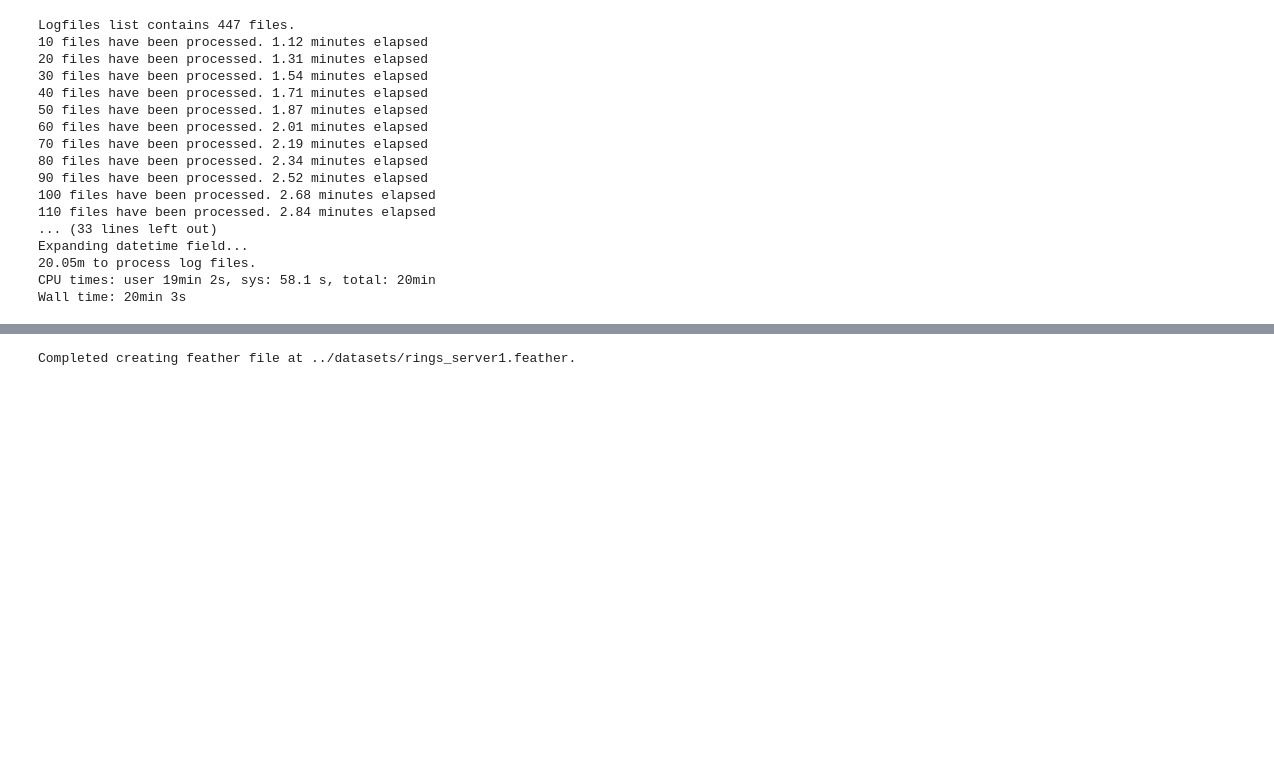
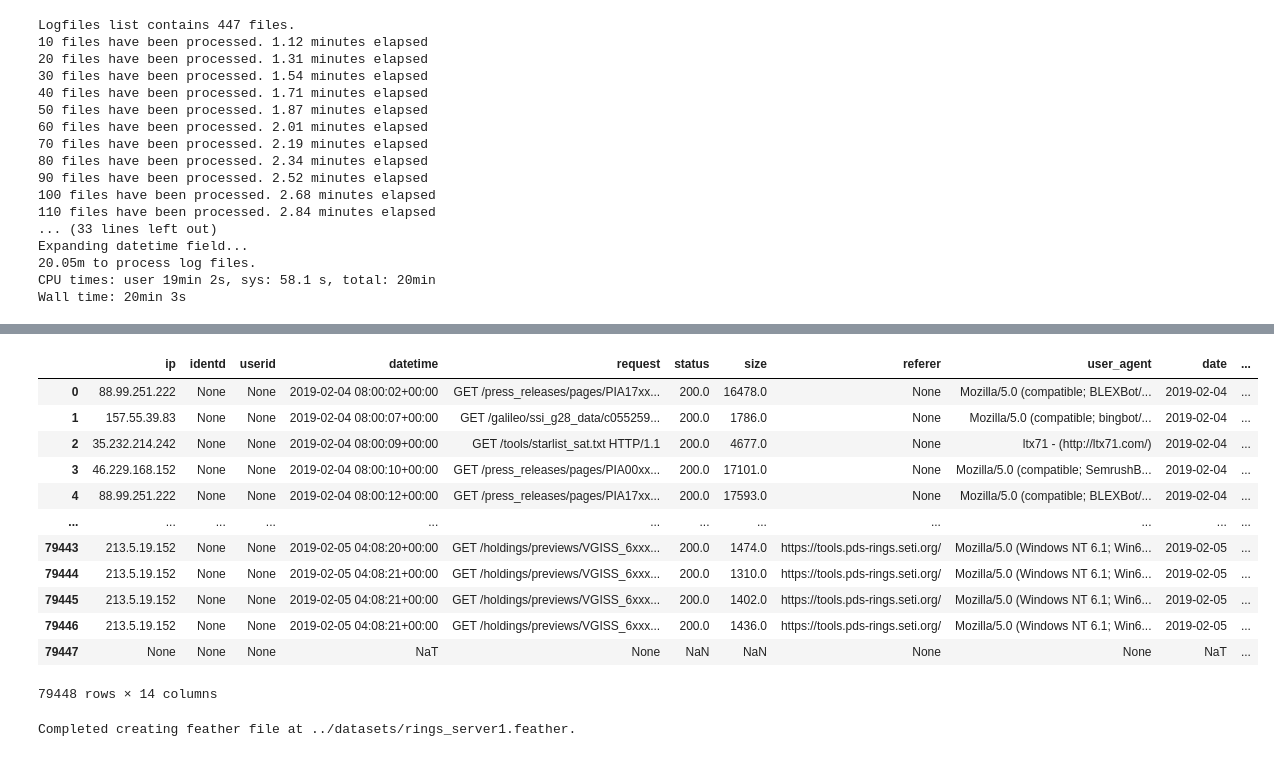
Before and after one commit to NASA-PDS/web-analytics, a Jupyter notebook: notebooks/prototype_data_proc_rings.ipynb, the cells around one changed output, grey strips where cells are left out. Cells and saved outputs as stored; diff of their text form; code cells hidden in the pictures; blank space fills up the shorter version.

```diff
--- a/notebooks/prototype_data_proc_rings.ipynb
+++ b/notebooks/prototype_data_proc_rings.ipynb
@@ -24,7 +21,8 @@ data_dir = Path('/Users/kaipak/datasets/pds/pds_logs/report_service/logs/final/r
 tools_logs = sorted(glob.glob(str(data_dir) + "/tools_*"))
 tools2_logs = sorted(glob.glob(str(data_dir) + "/tools2*"))
 server1_logs = sorted(glob.glob(str(data_dir) + "/server1*"))
-server2_logs = sorted(glob.glob(str(data_dir) + "/server2*"))
+#server2_logs = sorted(glob.glob(str(data_dir) + "/server2*"))
+server2_logs = [f'{str(data_dir)}/server2-pds-rings-apache2.2019-02-04.log']
 # %%
 len(tools_logs)
 # %% [output]
@@ -163,3 +158,19 @@ InvalidEntryError: Could not match log entry '213.5.19.152 - - [04/Feb/2019:20:0
+# %%
+parser_server2.df_logs
+# %% [output]
+|  | ip | identd | userid | datetime | request | status | size | referer | user_agent | date | ... |
+| 0 | 88.99.251.222 | None | None | 2019-02-04 08:00:02+00:00 | GET /press_releases/pages/PIA17xx... | 200.0 | 16478.0 | None | Mozilla/5.0 (compatible; BLEXBot/... | 2019-02-04 | ... |
+| 1 | 157.55.39.83 | None | None | 2019-02-04 08:00:07+00:00 | GET /galileo/ssi_g28_data/c055259... | 200.0 | 1786.0 | None | Mozilla/5.0 (compatible; bingbot/... | 2019-02-04 | ... |
+| 2 | 35.232.214.242 | None | None | 2019-02-04 08:00:09+00:00 | GET /tools/starlist_sat.txt HTTP/1.1 | 200.0 | 4677.0 | None | ltx71 - (http://ltx71.com/) | 2019-02-04 | ... |
+| 3 | 46.229.168.152 | None | None | 2019-02-04 08:00:10+00:00 | GET /press_releases/pages/PIA00xx... | 200.0 | 17101.0 | None | Mozilla/5.0 (compatible; SemrushB... | 2019-02-04 | ... |
+| 4 | 88.99.251.222 | None | None | 2019-02-04 08:00:12+00:00 | GET /press_releases/pages/PIA17xx... | 200.0 | 17593.0 | None | Mozilla/5.0 (compatible; BLEXBot/... | 2019-02-04 | ... |
+| ... | ... | ... | ... | ... | ... | ... | ... | ... | ... | ... | ... |
+| 79443 | 213.5.19.152 | None | None | 2019-02-05 04:08:20+00:00 | GET /holdings/previews/VGISS_6xxx... | 200.0 | 1474.0 | https://tools.pds-rings.seti.org/ | Mozilla/5.0 (Windows NT 6.1; Win6... | 2019-02-05 | ... |
+| 79444 | 213.5.19.152 | None | None | 2019-02-05 04:08:21+00:00 | GET /holdings/previews/VGISS_6xxx... | 200.0 | 1310.0 | https://tools.pds-rings.seti.org/ | Mozilla/5.0 (Windows NT 6.1; Win6... | 2019-02-05 | ... |
+| 79445 | 213.5.19.152 | None | None | 2019-02-05 04:08:21+00:00 | GET /holdings/previews/VGISS_6xxx... | 200.0 | 1402.0 | https://tools.pds-rings.seti.org/ | Mozilla/5.0 (Windows NT 6.1; Win6... | 2019-02-05 | ... |
+| 79446 | 213.5.19.152 | None | None | 2019-02-05 04:08:21+00:00 | GET /holdings/previews/VGISS_6xxx... | 200.0 | 1436.0 | https://tools.pds-rings.seti.org/ | Mozilla/5.0 (Windows NT 6.1; Win6... | 2019-02-05 | ... |
+| 79447 | None | None | None | NaT | None | NaN | NaN | None | None | NaT | ... |
+79448 rows × 14 columns
 # %%
 parser_server1.to_file(type="feather", filepath="../datasets/rings_server1.feather")
 # %% [output]
```
Also changed, not shown: parts of 12 cells of this notebook, 1 other file.
